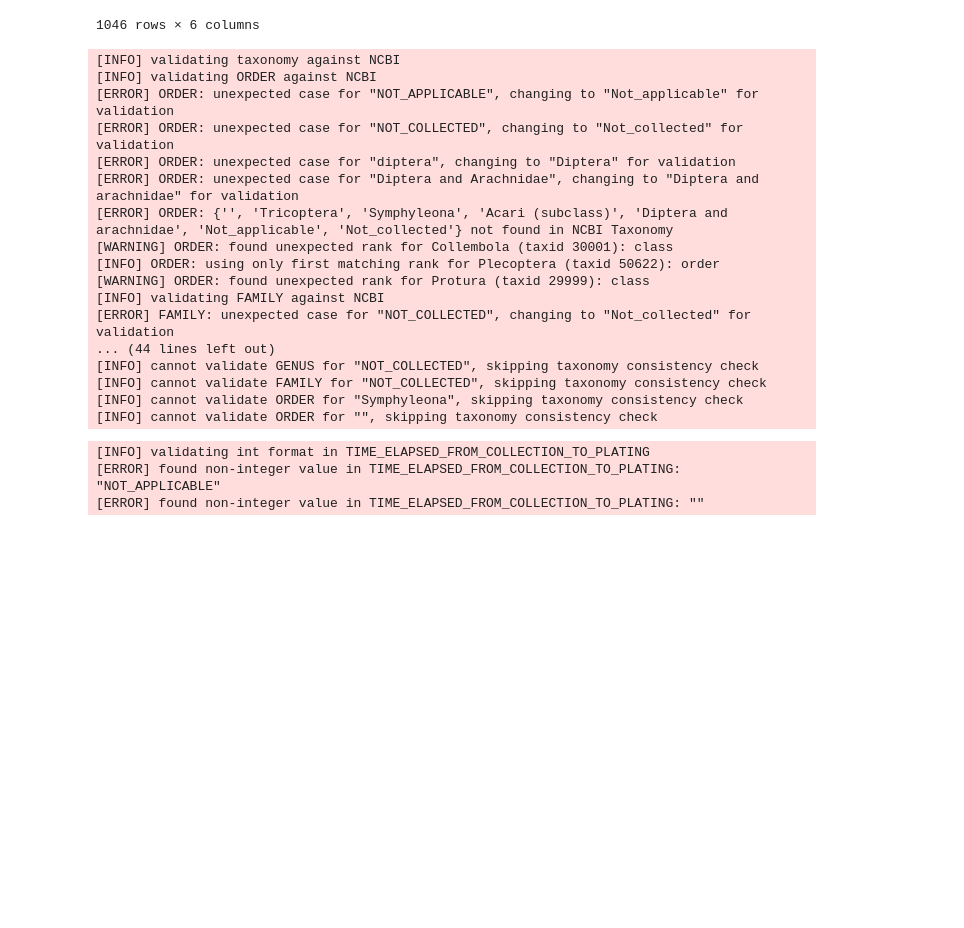
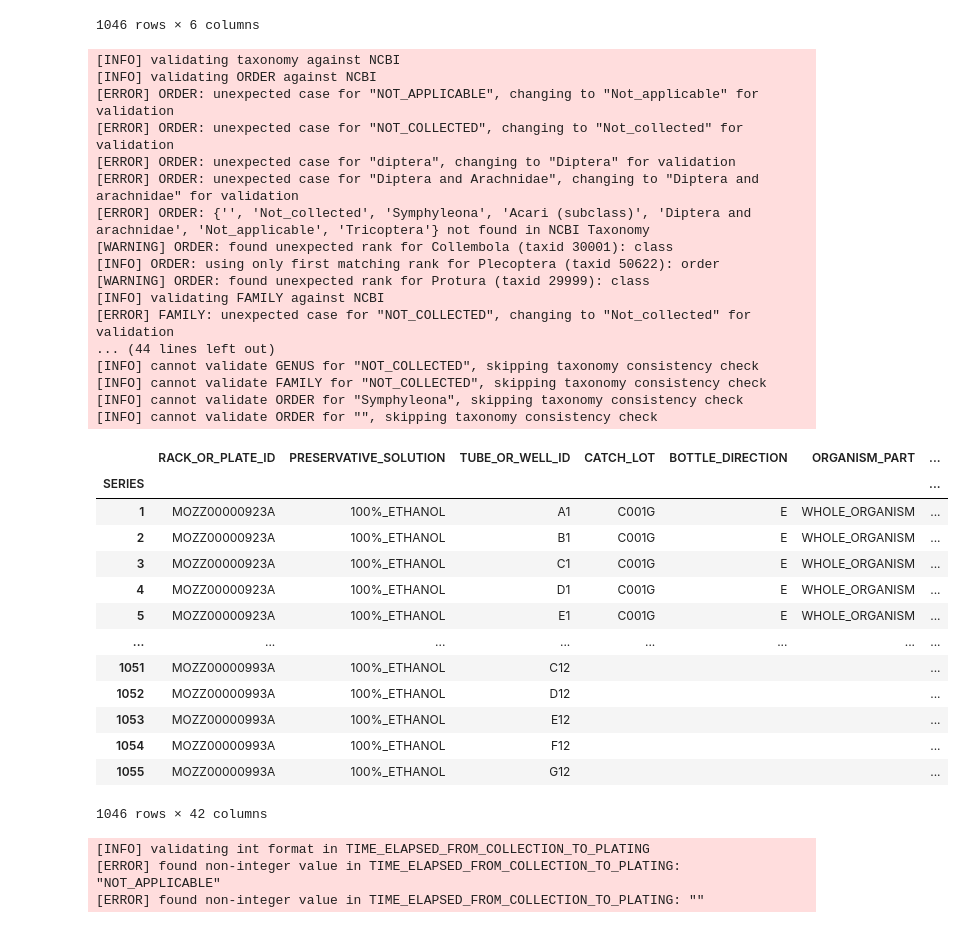
Before and after one commit to sanger-tol/bioscan_anospp_metadata, a Jupyter notebook: work/validate_partner_manifest_dev.ipynb, the cells around one changed output. Drawn from its saved outputs; the diff is of its cells as text; code cells hidden in the pictures; blank space fills up the shorter version.

Commit message:
another manifest validated

```diff
--- a/work/validate_partner_manifest_dev.ipynb
+++ b/work/validate_partner_manifest_dev.ipynb
@@ -195,7 +195,8 @@ def check_blanks(df):
     last_well_blanks = (last_well['SCIENTIFIC_NAME'] == 'blank sample')
     if not last_well_blanks.all():
         logging.error('last well H12 is not blank at SERIES {}: in SCIENTIFIC_NAME, '
-                      'expected "blank sample", found {}'.format(
+                      'expected "blank sample", found {}. '
+                      'These samples will be included in further analysis.'.format(
                         last_well[~last_well_blanks].index.to_list(),
                         last_well[~last_well_blanks].SCIENTIFIC_NAME.to_list()
         ))
@@ -646,35 +647,52 @@ def validate_ncbi_taxonomy(df, ncbi, na_values = []):
             if order_id not in species_lineage:
                 logging.error(f'Species {r.SCIENTIFIC_NAME} (taxid {species_id}) does not belong to {r.ORDER} (taxid {order_id})')
             if family_id not in species_lineage:
                 logging.error(f'Species {r.SCIENTIFIC_NAME} (taxid {species_id}) does not belong to {r.FAMILY} (taxid {family_id})')
             if genus_id not in species_lineage:
                 logging.error(f'Species {r.SCIENTIFIC_NAME} (taxid {species_id}) does not belong to {r.GENUS} (taxid {genus_id})')
         except KeyError:
             logging.info(f'cannot validate SCIENTIFIC_NAME for "{r.SCIENTIFIC_NAME}", skipping taxonomy consistency check')
             continue
 
+    for tc in tax_columns:
+        df[f'{tc}_TAXID'] = df[tc].replace(tax_info[tc])
+
     return df
 
 
-validate_ncbi_taxonomy(df, ncbi);
+validate_ncbi_taxonomy(df, ncbi)
 # %% [output]
 [INFO] validating taxonomy against NCBI
 [INFO] validating ORDER against NCBI
 [ERROR] ORDER: unexpected case for "NOT_APPLICABLE", changing to "Not_applicable" for validation
 [ERROR] ORDER: unexpected case for "NOT_COLLECTED", changing to "Not_collected" for validation
 [ERROR] ORDER: unexpected case for "diptera", changing to "Diptera" for validation
 [ERROR] ORDER: unexpected case for "Diptera and Arachnidae", changing to "Diptera and arachnidae" for validation
-[ERROR] ORDER: {'', 'Tricoptera', 'Symphyleona', 'Acari (subclass)', 'Diptera and arachnidae', 'Not_applicable', 'Not_collected'} not found in NCBI Taxonomy
+[ERROR] ORDER: {'', 'Not_collected', 'Symphyleona', 'Acari (subclass)', 'Diptera and arachnidae', 'Not_applicable', 'Tricoptera'} not found in NCBI Taxonomy
 [WARNING] ORDER: found unexpected rank for Collembola (taxid 30001): class
 [INFO] ORDER: using only first matching rank for Plecoptera (taxid 50622): order
 [WARNING] ORDER: found unexpected rank for Protura (taxid 29999): class
 [INFO] validating FAMILY against NCBI
 [ERROR] FAMILY: unexpected case for "NOT_COLLECTED", changing to "Not_collected" for validation
 ... (44 lines left out)
 [INFO] cannot validate GENUS for "NOT_COLLECTED", skipping taxonomy consistency check
 [INFO] cannot validate FAMILY for "NOT_COLLECTED", skipping taxonomy consistency check
 [INFO] cannot validate ORDER for "Symphyleona", skipping taxonomy consistency check
 [INFO] cannot validate ORDER for "", skipping taxonomy consistency check
+|  | RACK_OR_PLATE_ID | PRESERVATIVE_SOLUTION | TUBE_OR_WELL_ID | CATCH_LOT | BOTTLE_DIRECTION | ORGANISM_PART | ... |
+| SERIES |  |  |  |  |  |  | ... |
+| 1 | MOZZ00000923A | 100%_ETHANOL | A1 | C001G | E | WHOLE_ORGANISM | ... |
+| 2 | MOZZ00000923A | 100%_ETHANOL | B1 | C001G | E | WHOLE_ORGANISM | ... |
+| 3 | MOZZ00000923A | 100%_ETHANOL | C1 | C001G | E | WHOLE_ORGANISM | ... |
+| 4 | MOZZ00000923A | 100%_ETHANOL | D1 | C001G | E | WHOLE_ORGANISM | ... |
+| 5 | MOZZ00000923A | 100%_ETHANOL | E1 | C001G | E | WHOLE_ORGANISM | ... |
+| ... | ... | ... | ... | ... | ... | ... | ... |
+| 1051 | MOZZ00000993A | 100%_ETHANOL | C12 |  |  |  | ... |
+| 1052 | MOZZ00000993A | 100%_ETHANOL | D12 |  |  |  | ... |
+| 1053 | MOZZ00000993A | 100%_ETHANOL | E12 |  |  |  | ... |
+| 1054 | MOZZ00000993A | 100%_ETHANOL | F12 |  |  |  | ... |
+| 1055 | MOZZ00000993A | 100%_ETHANOL | G12 |  |  |  | ... |
+1046 rows × 42 columns
 # %%
 def validate_int(col, df, na_values=[]):
 
```
Also changed, not shown: parts of 24 cells of this notebook.
